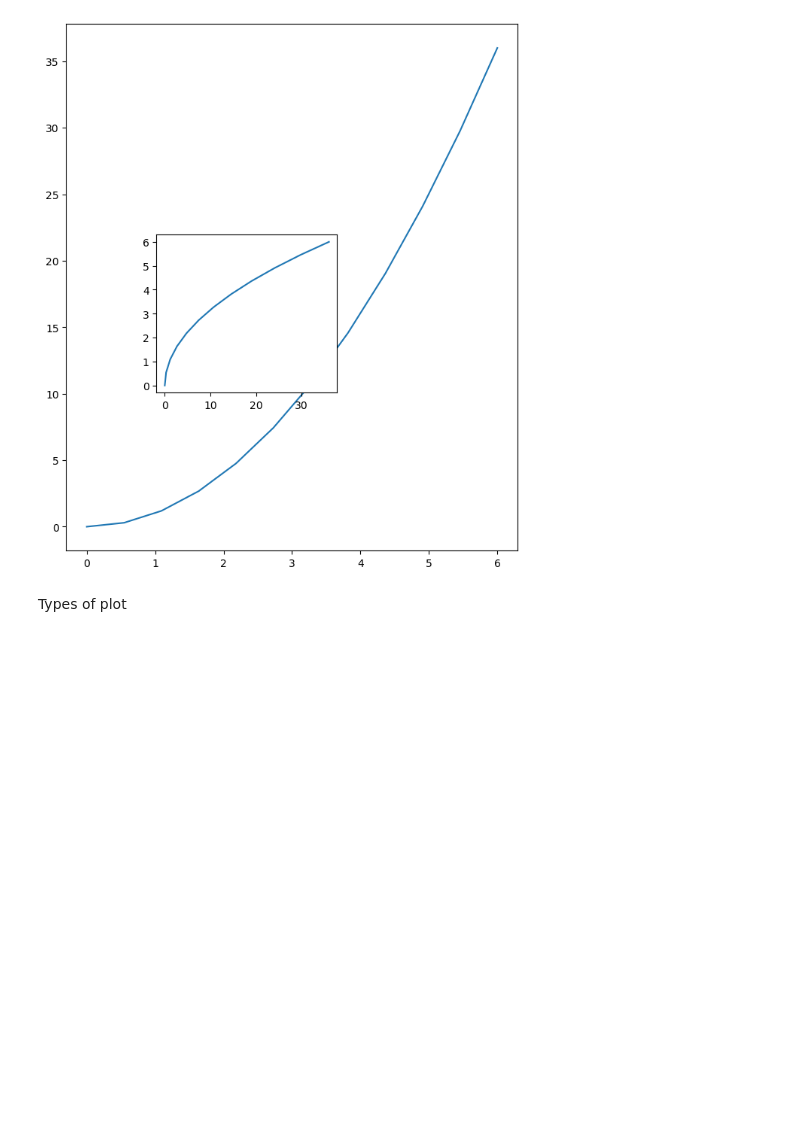
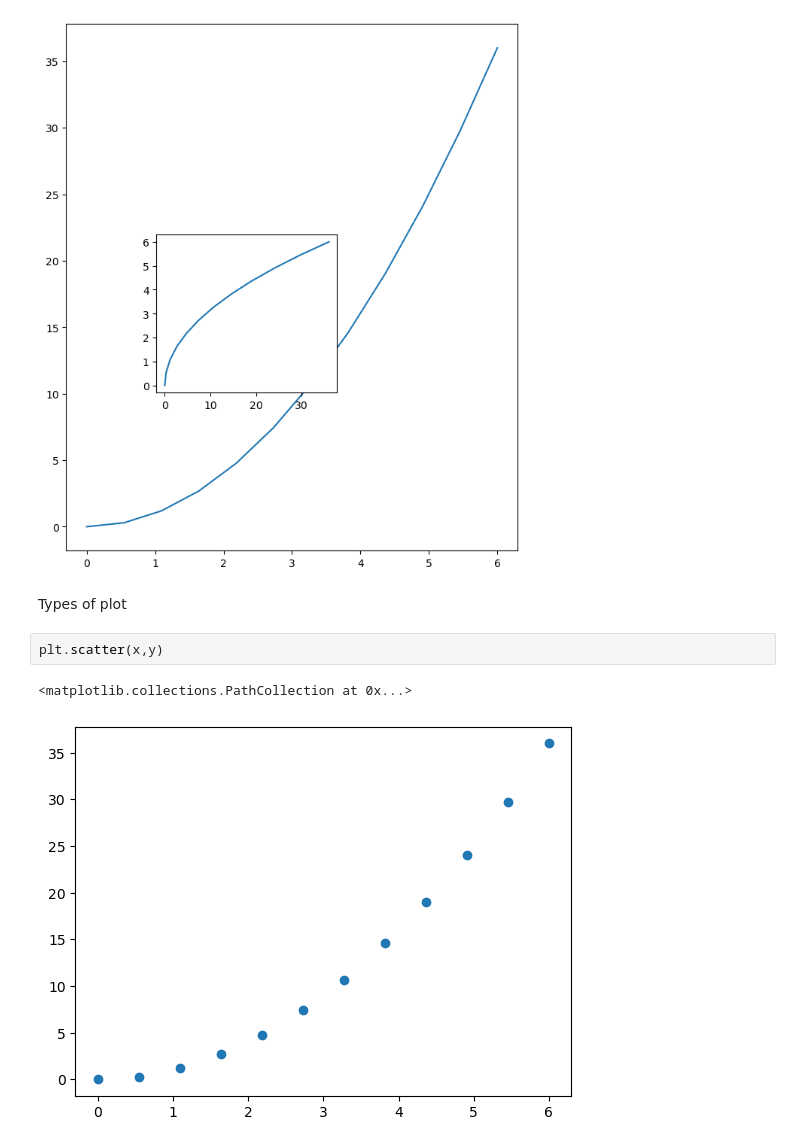
Before and after one commit to princeXcode-ai/Matplotlip_learning, a Jupyter notebook: matplotlib.ipynb, the cells around one changed output. Drawn from its saved outputs; the diff is of its cells as text; blank space fills up the shorter version.

Commit message:
complete matplotlib library

```diff
--- a/matplotlib.ipynb
+++ b/matplotlib.ipynb
@@ -51,3 +51,8 @@ axis2.plot(y,x)
 [figure]
 # %% [markdown]
 Types of plot
+# %%
+plt.scatter(x,y)
+# %% [output]
+<matplotlib.collections.PathCollection at 0x...>
+[figure, added]
```
Also changed, not shown: parts of 12 cells of this notebook, 2 other files.
